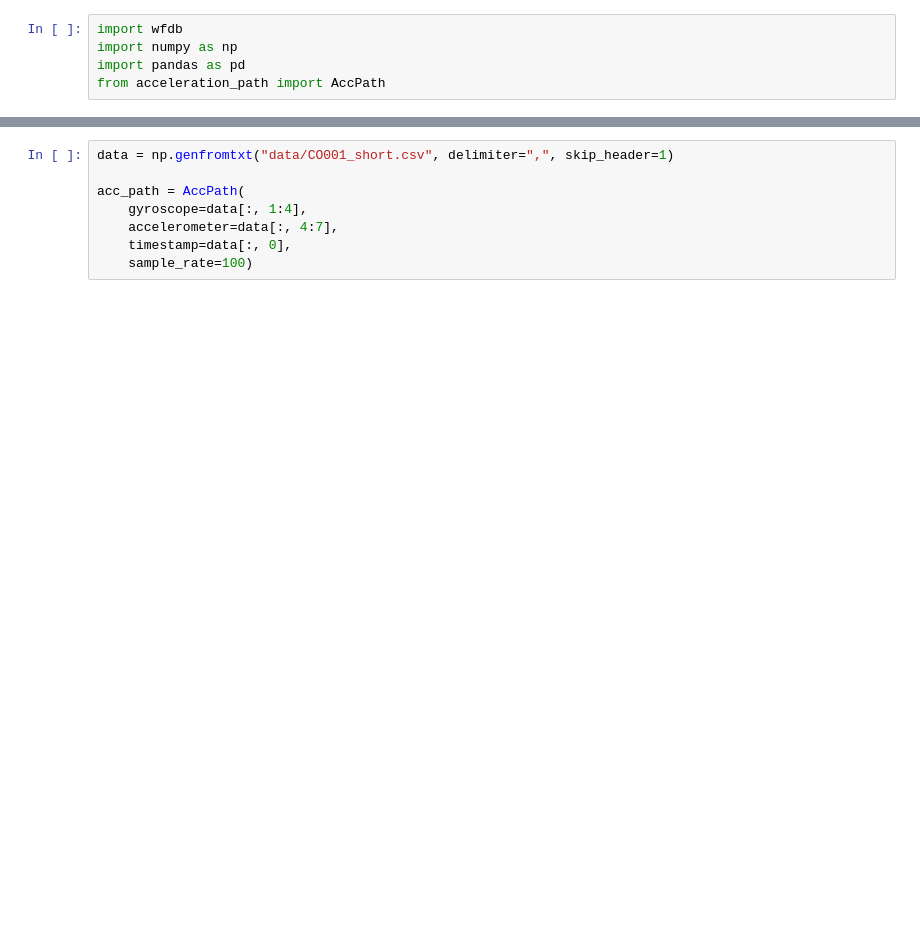
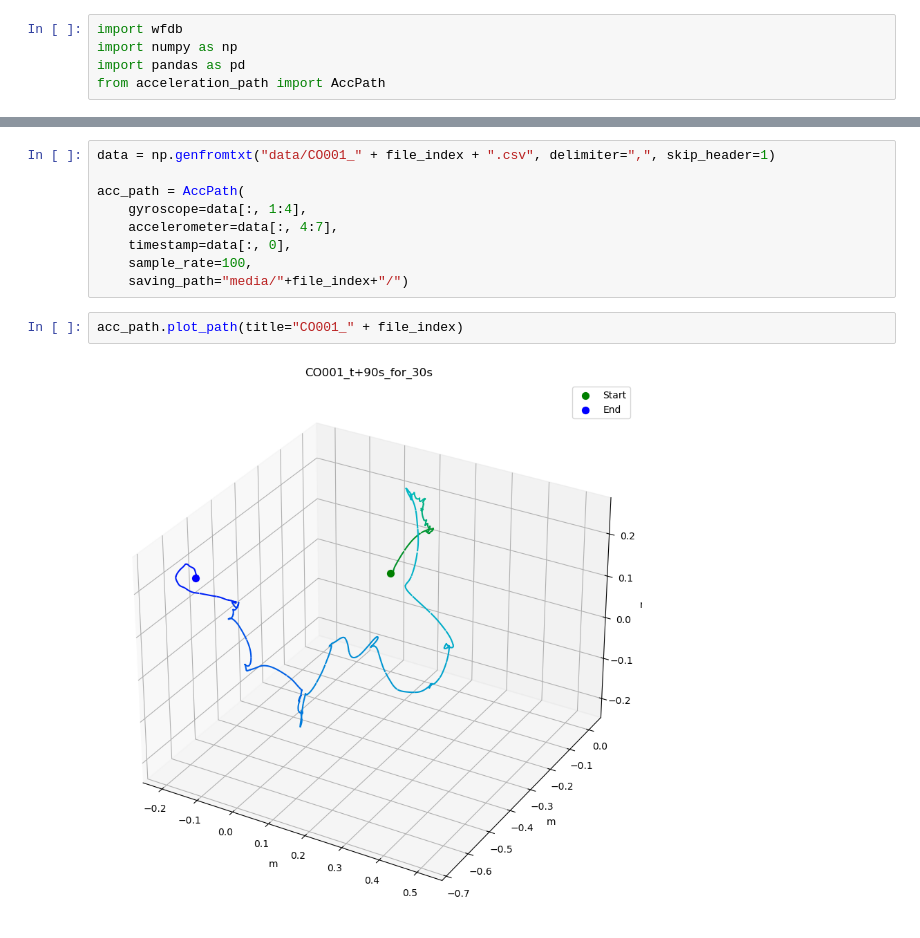
Before and after one commit to t-ugur/eps, a Jupyter notebook: eps.ipynb, the cells around one changed output, grey strips where cells are left out. Drawn from its saved outputs; the diff is of its cells as text; blank space fills up the shorter version.

```diff
--- a/eps.ipynb
+++ b/eps.ipynb
@@ -47,11 +66,16 @@ df.to_csv('data/CO001_short.csv', index = False)
 # %%
-data = np.genfromtxt("data/CO001_short.csv", delimiter=",", skip_header=1)
+data = np.genfromtxt("data/CO001_" + file_index + ".csv", delimiter=",", skip_header=1)
 
 acc_path = AccPath(
     gyroscope=data[:, 1:4],
     accelerometer=data[:, 4:7],
     timestamp=data[:, 0],
-    sample_rate=100)
+    sample_rate=100,
+    saving_path="media/"+file_index+"/")
+# %%
+acc_path.plot_path(title="CO001_" + file_index)
+# %% [output]
+[figure, added]
 # %%
 acc_path.plot_sensor_data()
 # %% [output]
```
Also changed, not shown: parts of 9 cells of this notebook, 29 other files.
